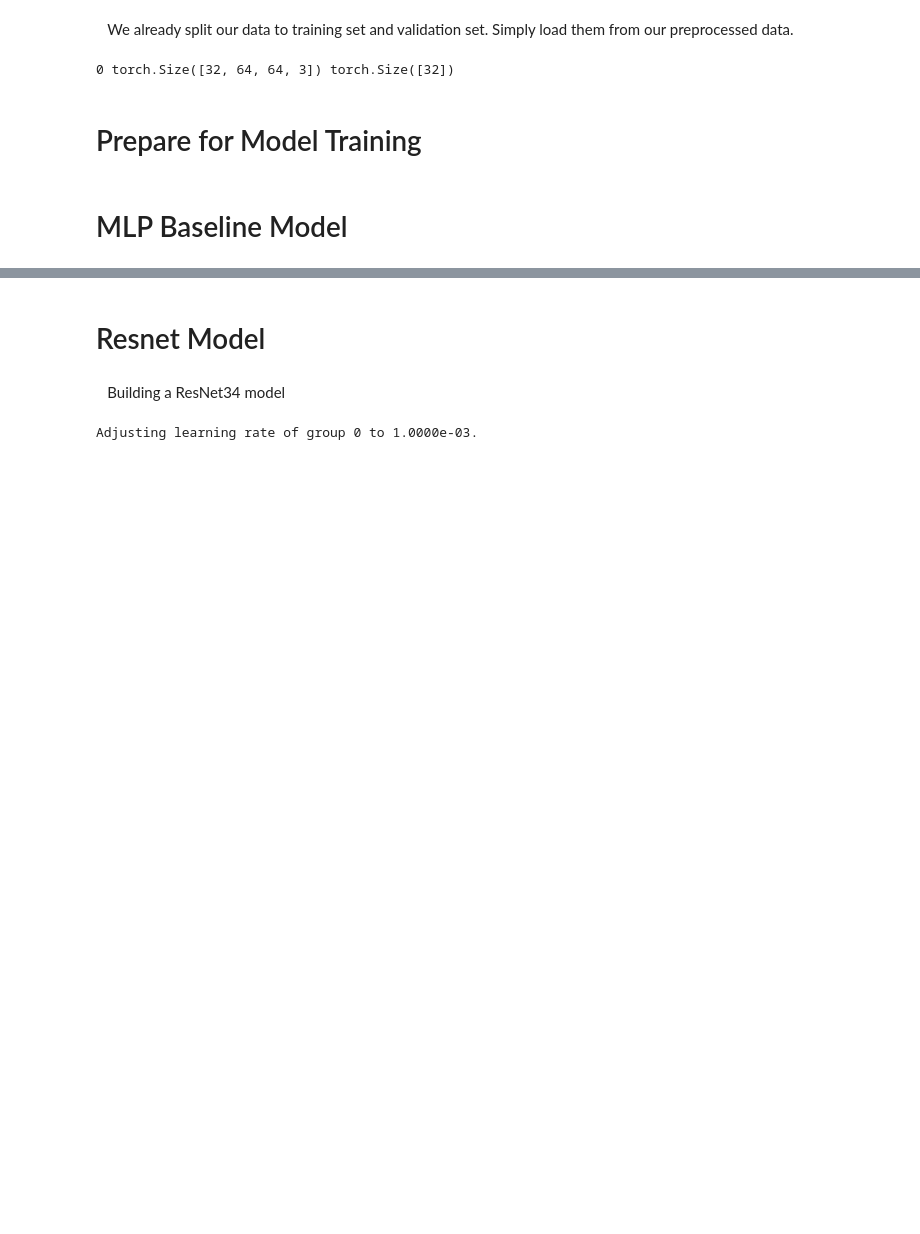
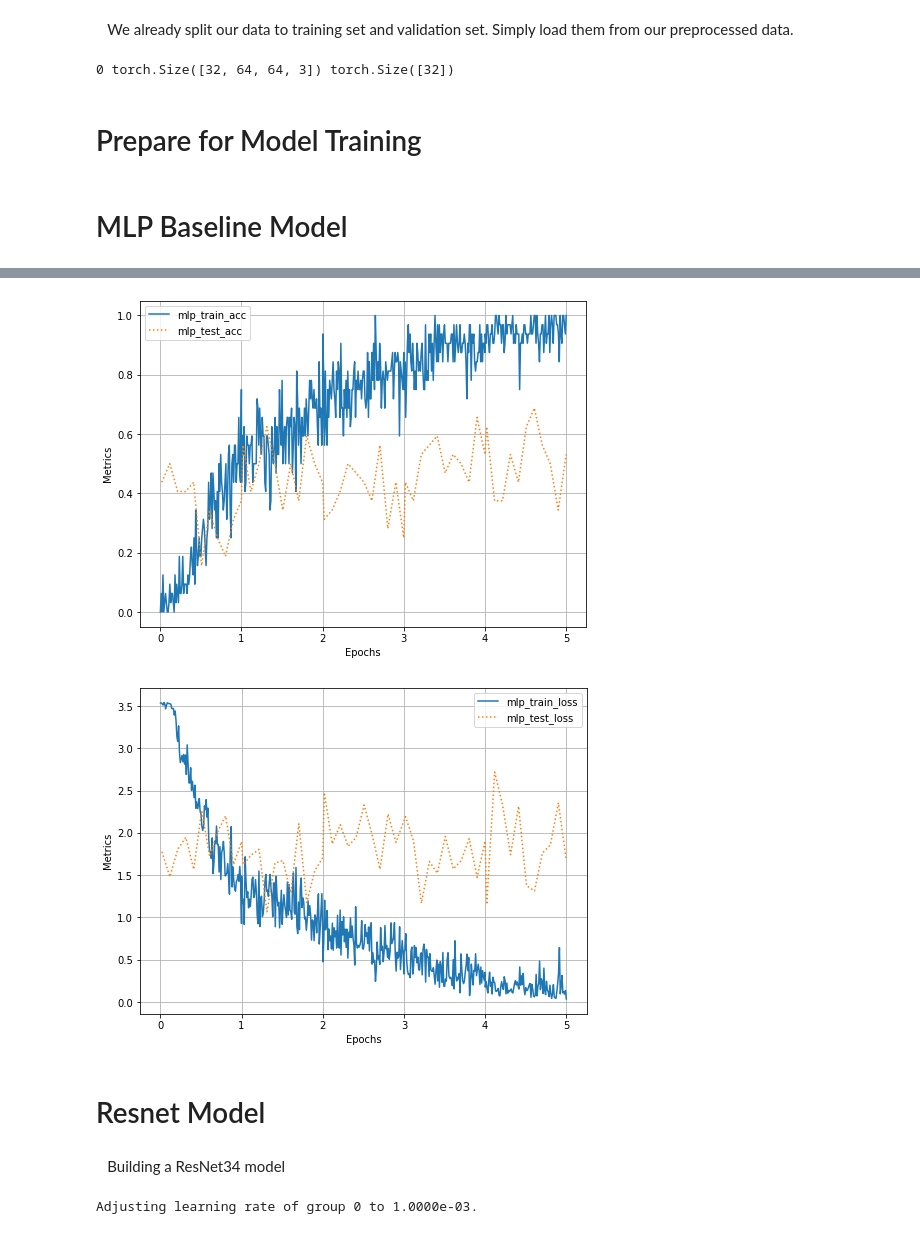
Before and after one commit to KSDeng/Mahjong-Master, a Jupyter notebook: Report.ipynb, the cells around one changed output, grey strips where cells are left out. Saved outputs shown, nothing was run; the diff lists cells and outputs as text; code cells hidden in the pictures; blank space fills up the shorter version.

Commit message:
visualize MLP result

```diff
--- a/Report.ipynb
+++ b/Report.ipynb
@@ -480,3 +486,9 @@ EPOCH: 3.490  mlp_train_loss: 0.189  mlp_train_acc: 0.938  (113.34s - 49.02s rem
+# %%
+log.plot(['mlp_train_acc', 'mlp_test_acc'])
+log.plot(['mlp_train_loss', 'mlp_test_loss'])
+# %% [output]
+[figure, added]
+[figure, added]
 # %% [markdown]
 # Resnet Model
 # %% [markdown]
```
Also changed, not shown: parts of 1 cell of this notebook.
